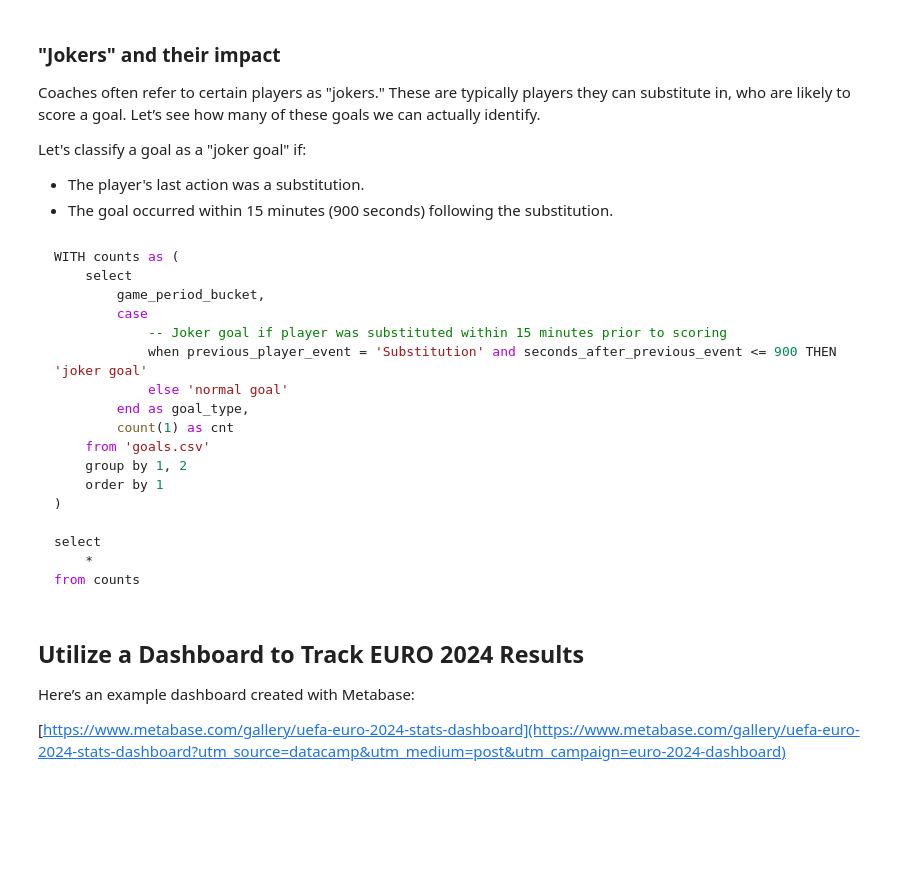
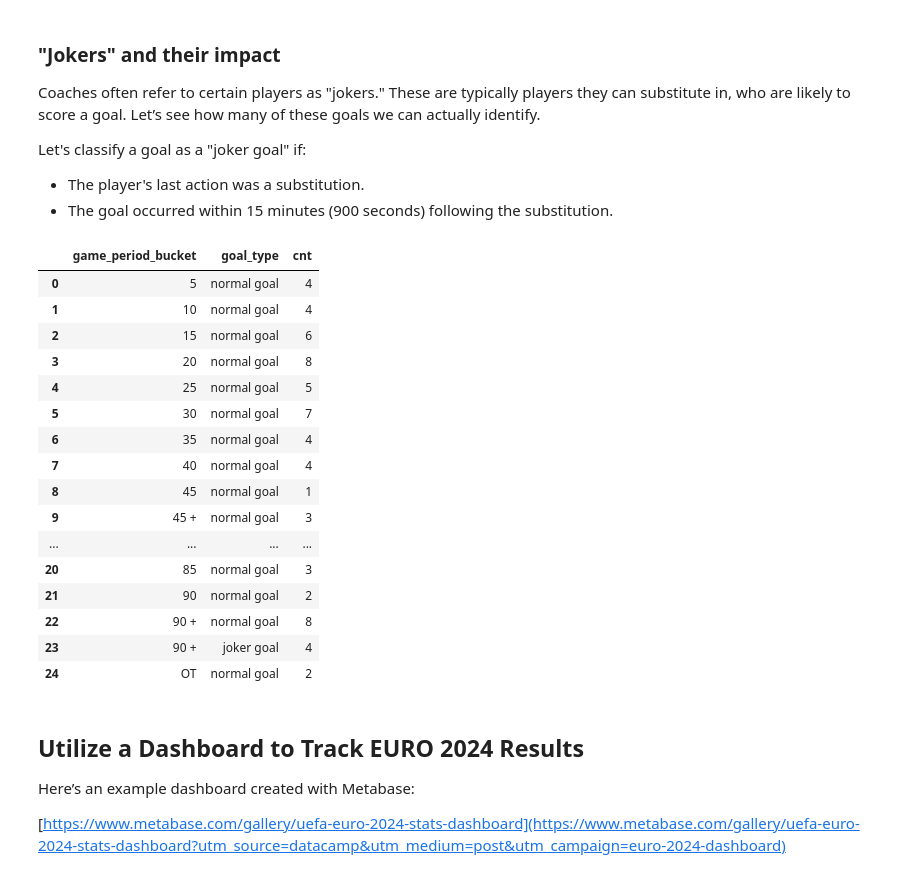
Before and after one commit to mynameisfho/My-Data-Analyst-Portofolio, a Jupyter notebook: Analyzing Euro 2024 (Football)/euro_2024.ipynb, the cells around one changed output. Drawn from its saved outputs; the diff is of its cells as text; code cells hidden in the pictures; blank space fills up the shorter version.

````diff
--- a/Analyzing Euro 2024 (Football)/euro_2024.ipynb
+++ b/Analyzing Euro 2024 (Football)/euro_2024.ipynb
@@ -258,26 +335,43 @@ Let's classify a goal as a "joker goal" if:
 
 * The player's last action was a substitution.
 * The goal occurred within 15 minutes (900 seconds) following the substitution.
-# %% [markdown]
-```sql
-WITH counts as (
-	select
-		game_period_bucket,
-		case
-			-- Joker goal if player was substituted within 15 minutes prior to scoring
-			when previous_player_event = 'Substitution' and seconds_after_previous_event <= 900 THEN 'joker goal'
-			else 'normal goal'
-		end as goal_type,
-		count(1) as cnt
-	from 'goals.csv'
-	group by 1, 2
-	order by 1
-)
-
-select
-	*
-from counts
-```
+# %%
+-- 9
+WITH counts as (
+	select
+		game_period_bucket,
+		case
+			-- Joker goal if player was substituted within 15 minutes prior to scoring
+			when previous_player_event = 'Substitution' and seconds_after_previous_event <= 900 THEN 'joker goal'
+			else 'normal goal'
+		end as goal_type,
+		count(1) as cnt
+	from 'goals.csv'
+	group by 1, 2
+	order by 1
+)
+
+select
+	*
+from counts
+# %% [output]
+|  | game_period_bucket | goal_type | cnt |
+| 0 | 5 | normal goal | 4 |
+| 1 | 10 | normal goal | 4 |
+| 2 | 15 | normal goal | 6 |
+| 3 | 20 | normal goal | 8 |
+| 4 | 25 | normal goal | 5 |
+| 5 | 30 | normal goal | 7 |
+| 6 | 35 | normal goal | 4 |
+| 7 | 40 | normal goal | 4 |
+| 8 | 45 | normal goal | 1 |
+| 9 | 45 + | normal goal | 3 |
+| ... | ... | ... | ... |
+| 20 | 85 | normal goal | 3 |
+| 21 | 90 | normal goal | 2 |
+| 22 | 90 + | normal goal | 8 |
+| 23 | 90 + | joker goal | 4 |
+| 24 | OT | normal goal | 2 |
 # %% [markdown]
 ## Utilize a Dashboard to Track EURO 2024 Results
 
````
Also changed, not shown: parts of 36 cells of this notebook, 11 other files.
